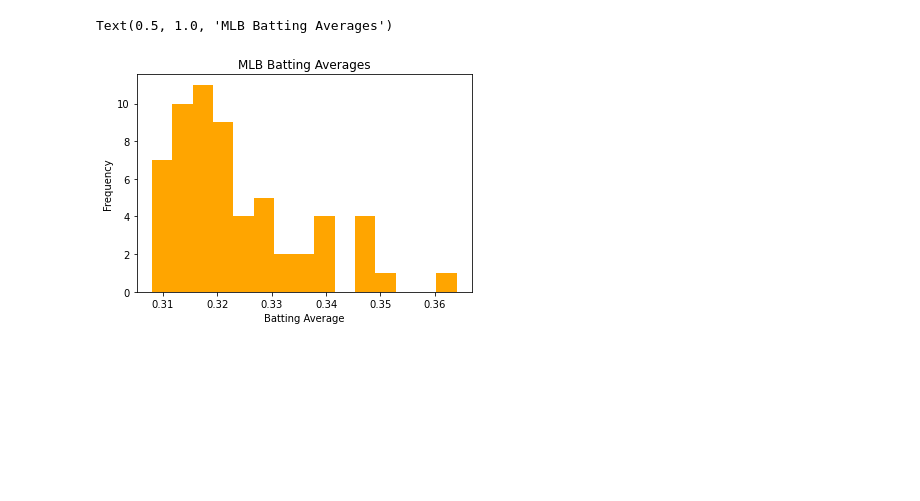
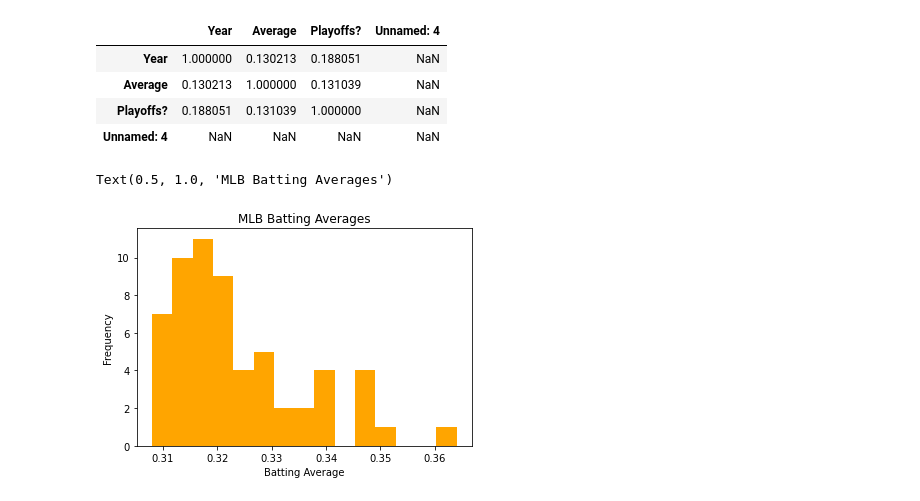
Before and after one commit to rdulski8/Personal_Dataset_Project, a Jupyter notebook: Personal Dataset.ipynb, the cells around one changed output. Drawn from its saved outputs; the diff is of its cells as text; code cells hidden in the pictures; blank space fills up the shorter version.

```diff
--- a/Personal Dataset.ipynb
+++ b/Personal Dataset.ipynb
@@ -15,3 +15,11 @@ df.head()
+# %%
+df.corr()
+# %% [output]
+|  | Year | Average | Playoffs? | Unnamed: 4 |
+| Year | 1.000000 | 0.130213 | 0.188051 | NaN |
+| Average | 0.130213 | 1.000000 | 0.131039 | NaN |
+| Playoffs? | 0.188051 | 0.131039 | 1.000000 | NaN |
+| Unnamed: 4 | NaN | NaN | NaN | NaN |
 # %%
 plt.hist(df['Average '],bins=15,color="orange")
 plt.xlabel('Batting Average')
```
Also changed, not shown: parts of 3 cells of this notebook.
